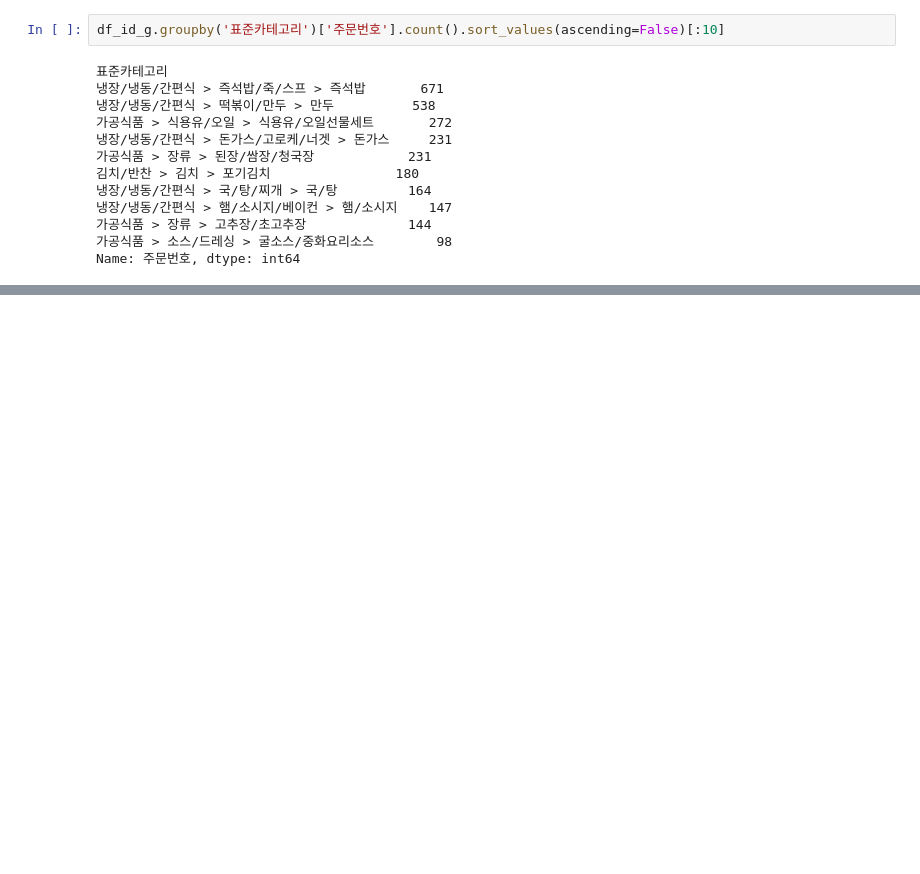
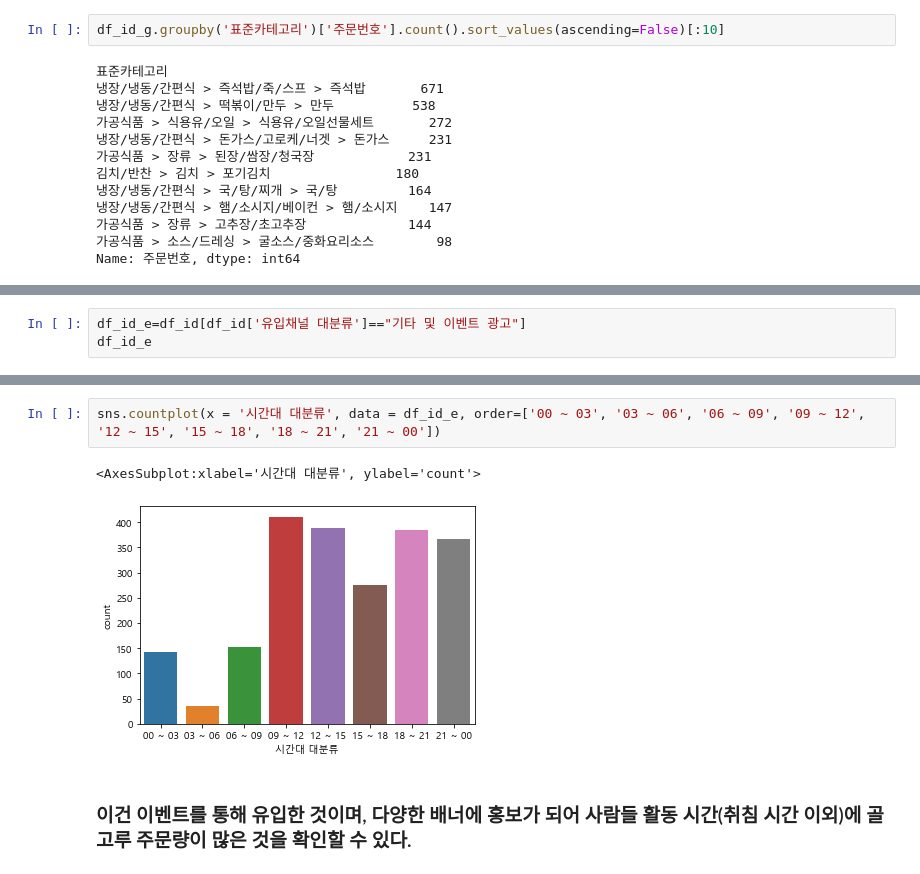
Before and after one commit to habbang8838/BDAA_treasure_in_data, a Jupyter notebook: 회원별_월별_분석_김유진.ipynb, the cells around one changed output, grey strips where cells are left out. Cells and saved outputs as stored; diff of their text form; blank space fills up the shorter version.

```diff
--- a/회원별_월별_분석_김유진.ipynb
+++ b/회원별_월별_분석_김유진.ipynb
@@ -793,0 +873,3 @@ Name: 주문번호, dtype: int64
+# %%
+df_id_e=df_id[df_id['유입채널 대분류']=="기타 및 이벤트 광고"]
+df_id_e
@@ -793,0 +890,7 @@ Name: 주문번호, dtype: int64
+# %%
+sns.countplot(x = '시간대 대분류', data = df_id_e, order=['00 ~ 03', '03 ~ 06', '06 ~ 09', '09 ~ 12', '12 ~ 15', '15 ~ 18', '18 ~ 21', '21 ~ 00'])
+# %% [output]
+<AxesSubplot:xlabel='시간대 대분류', ylabel='count'>
+[figure, added]
+# %% [markdown]
+### 이건 이벤트를 통해 유입한 것이며, 다양한 배너에 홍보가 되어 사람들 활동 시간(취침 시간 이외)에 골고루 주문량이 많은 것을 확인할 수 있다.
```
Also changed, not shown: parts of 11 cells of this notebook.
